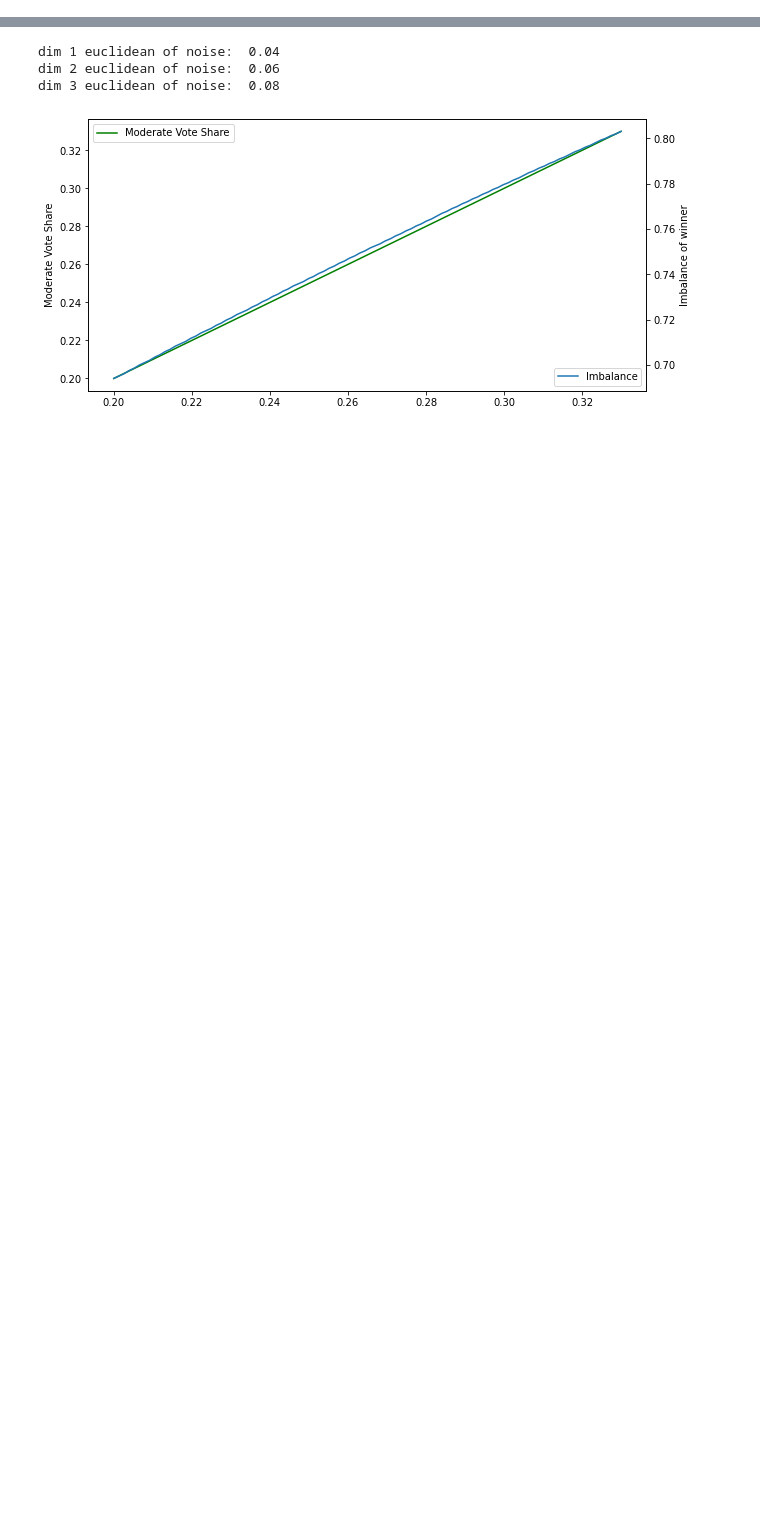
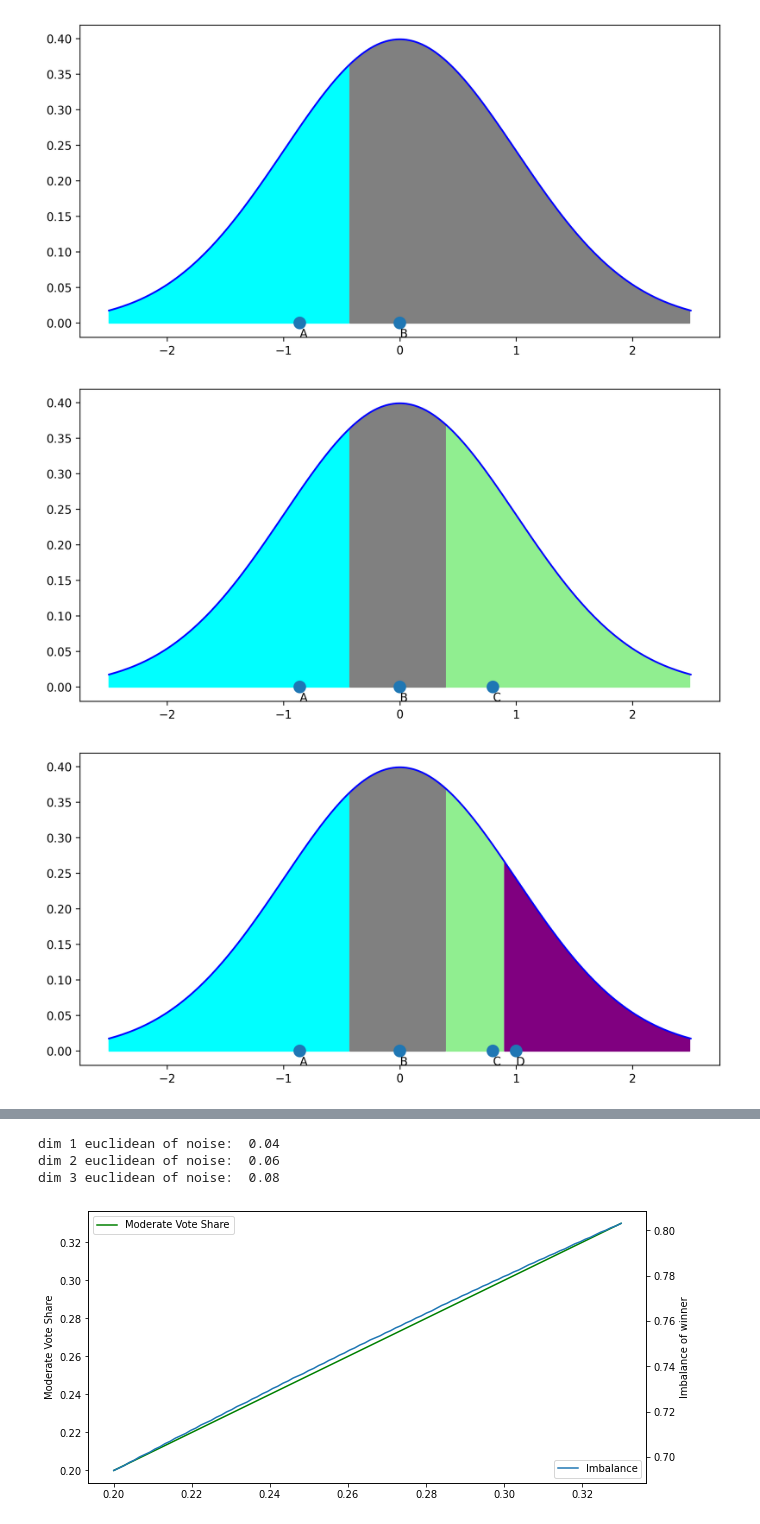
Before and after one commit to robbierobinette/bc-python, a Jupyter notebook: plot_bracket.ipynb, the cells around one changed output, grey strips where cells are left out. Drawn from its saved outputs; the diff is of its cells as text; code cells hidden in the pictures; blank space fills up the shorter version.

```diff
--- a/plot_bracket.ipynb
+++ b/plot_bracket.ipynb
@@ -0,0 +1,24 @@
+# %%
+import numpy as np
+import matplotlib as mpl
+import matplotlib.pyplot as plt
+from scipy import stats as stats
+#plt.style.use('ggplot')
+mean=0
+std=1
+b1_location=-.86
+b2_location = .80
+b3_location = 1.0
+d1 = b1_location / 2
+d2 = b2_location / 2
+d3 = (b2_location + b3_location) / 2
+
+mpl.rcParams['figure.dpi'] = 300
+
+domain = 2.5
+x=np.linspace(-domain, domain, 1000)
+iq=stats.norm(mean, std)
+# %% [output]
+[figure, added]
+[figure, added]
+[figure, added]
```
Also changed, not shown: parts of 5 cells of this notebook, 3 other files.
